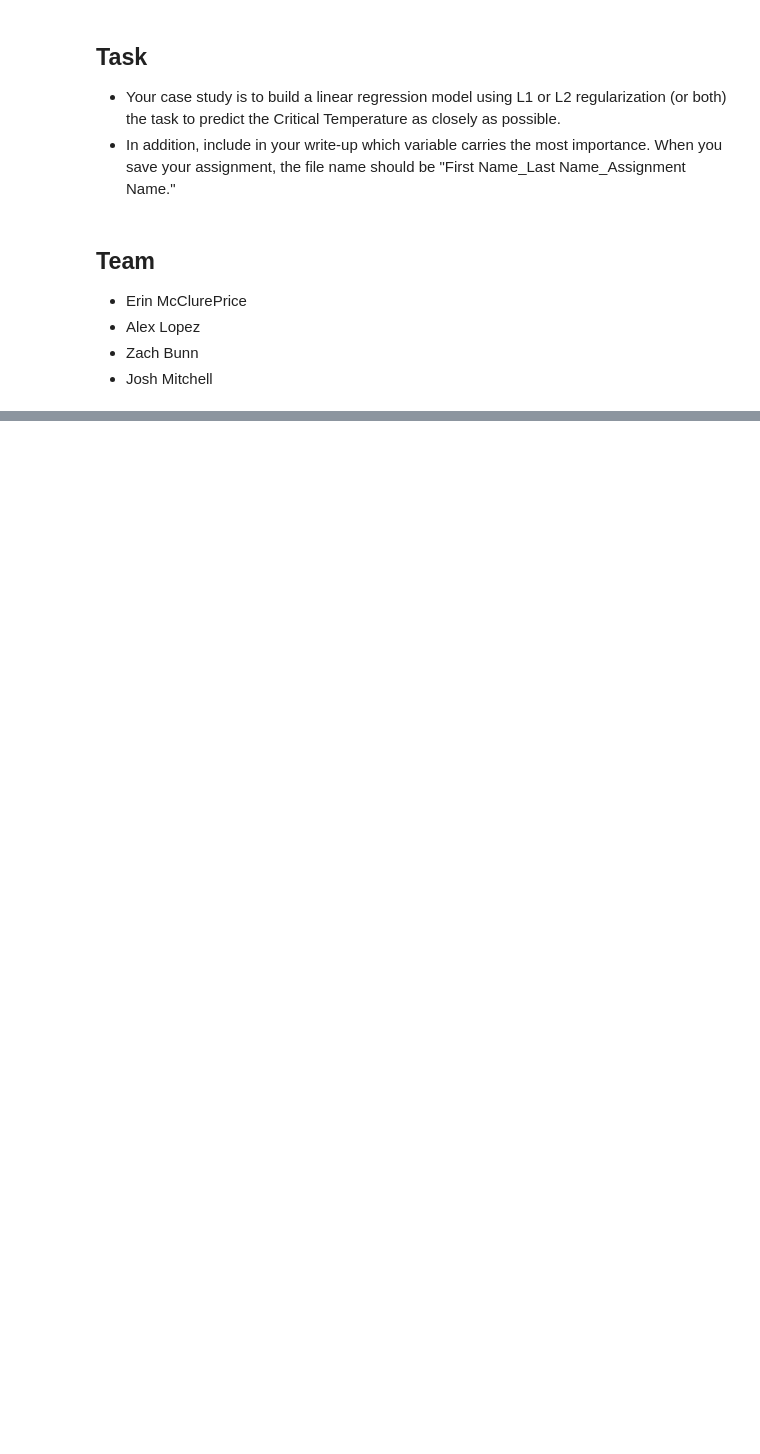
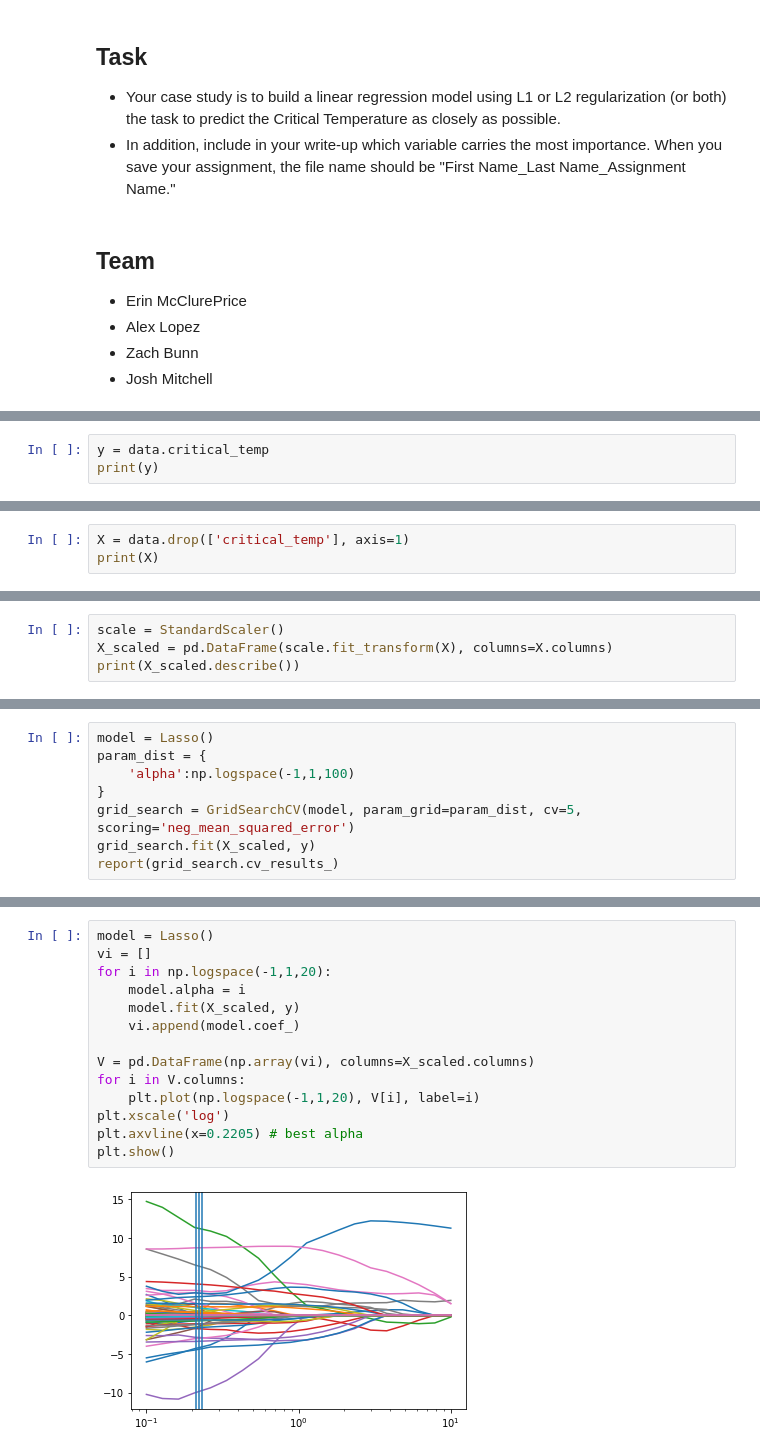
Before and after one commit to bx-lr/ds7333, a Jupyter notebook: 01-project/01-project_mitchell.ipynb, the cells around one changed output, grey strips where cells are left out. Saved outputs shown, nothing was run; the diff lists cells and outputs as text; blank space fills up the shorter version.

Commit message:
notebook to do lassocv

```diff
--- a/01-project/01-project_mitchell.ipynb
+++ b/01-project/01-project_mitchell.ipynb
@@ -41,0 +76,3 @@ elem.head()
+# %%
+y = data.critical_temp
+print(y)
@@ -41,0 +92,3 @@ elem.head()
+# %%
+X = data.drop(['critical_temp'], axis=1)
+print(X)
@@ -41,0 +115,4 @@ elem.head()
+# %%
+scale = StandardScaler()
+X_scaled = pd.DataFrame(scale.fit_transform(X), columns=X.columns)
+print(X_scaled.describe())
@@ -41,0 +156,8 @@ elem.head()
+# %%
+model = Lasso()
+param_dist = {
+    'alpha':np.logspace(-1,1,100)
+}
+grid_search = GridSearchCV(model, param_grid=param_dist, cv=5, scoring='neg_mean_squared_error')
+grid_search.fit(X_scaled, y)
+report(grid_search.cv_results_)
@@ -41,0 +176,16 @@ elem.head()
+# %%
+model = Lasso()
+vi = []
+for i in np.logspace(-1,1,20):
+    model.alpha = i
+    model.fit(X_scaled, y)
+    vi.append(model.coef_)
+
+V = pd.DataFrame(np.array(vi), columns=X_scaled.columns)
+for i in V.columns:
+    plt.plot(np.logspace(-1,1,20), V[i], label=i)
+plt.xscale('log')
+plt.axvline(x=0.2205) # best alpha
+plt.show()
+# %% [output]
+[figure, added]
```
Also changed, not shown: parts of 29 cells of this notebook.
